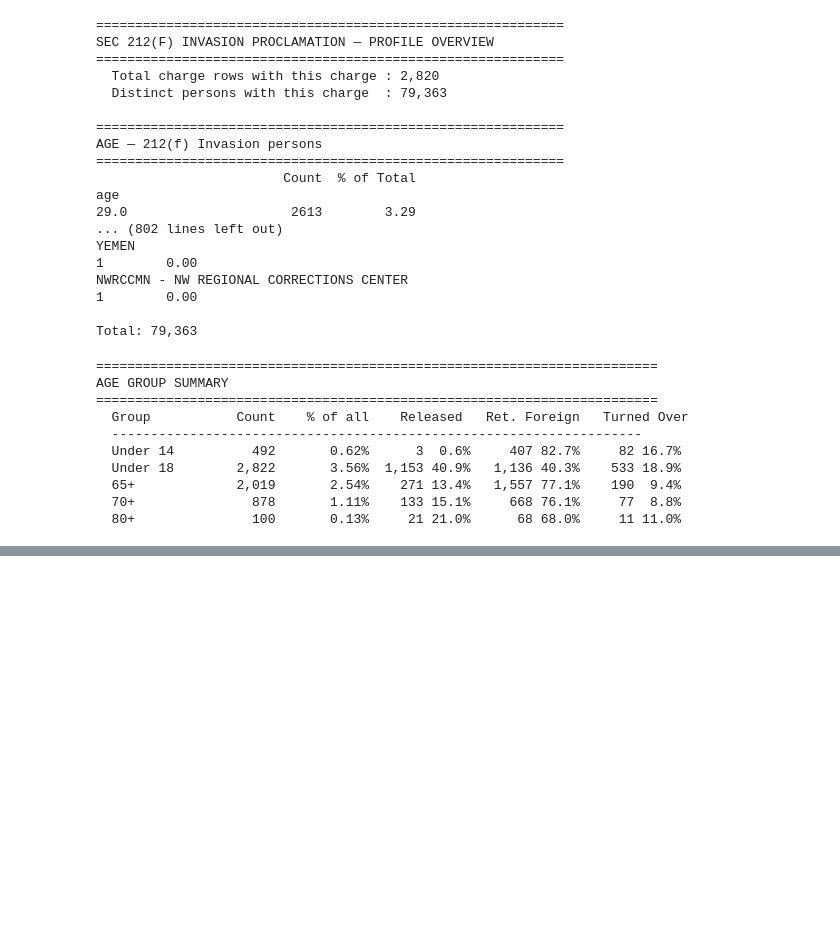
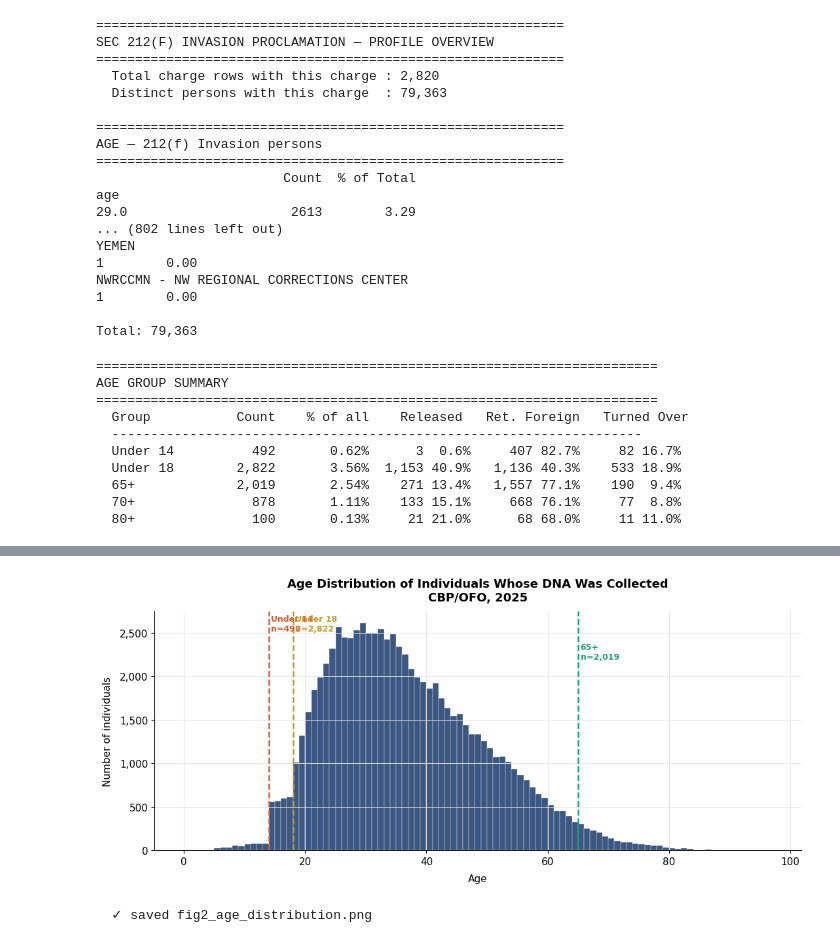
Before and after one commit to angelasidhu/DNA, a Jupyter notebook: stevie.ipynb, the cells around one changed output, grey strips where cells are left out. Cells and saved outputs as stored; diff of their text form; code cells hidden in the pictures; blank space fills up the shorter version.

```diff
--- a/stevie.ipynb
+++ b/stevie.ipynb
@@ -705,0 +762,30 @@ AGE GROUP SUMMARY
+# %%
+# FIG 2 — Age Distribution (histogram + key thresholds)
+
+ages = df_persons["age"].dropna()
+
+fig, ax = plt.subplots(figsize=(11, 5))
+ax.hist(ages, bins=range(0, int(ages.max())+2), color=BLUE,
+        edgecolor="white", linewidth=0.3, alpha=0.85)
+
+# Threshold markers
+for thresh, label, color in [
+    (14,  "Under 14",  ORANGE),
+    (18,  "Under 18",  GOLD),
+    (65,  "65+",       GREEN),
+]:
+    ax.axvline(thresh, color=color, linewidth=1.8, linestyle="--")
+    n = (ages < thresh).sum() if thresh <= 18 else (ages >= thresh).sum()
+    ax.text(thresh + 0.4, ax.get_ylim()[1]*0.92 if color != GREEN else ax.get_ylim()[1]*0.80,
+            f"{label}\nn={n:,}", color=color, fontsize=9, fontweight="bold")
+
+ax.set_xlabel("Age", labelpad=8)
+ax.set_ylabel("Number of individuals", labelpad=8)
+ax.set_title("Age Distribution of Individuals Whose DNA Was Collected\nCBP/OFO, 2025",
+             fontsize=13, fontweight="bold", pad=12)
+ax.yaxis.set_major_formatter(mticker.FuncFormatter(lambda x, _: f"{int(x):,}"))
+fig.tight_layout()
+save(fig, "fig2_age_distribution")
+# %% [output]
+[figure, added]
+  ✓ saved fig2_age_distribution.png
```
Also changed, not shown: parts of 13 cells of this notebook.
